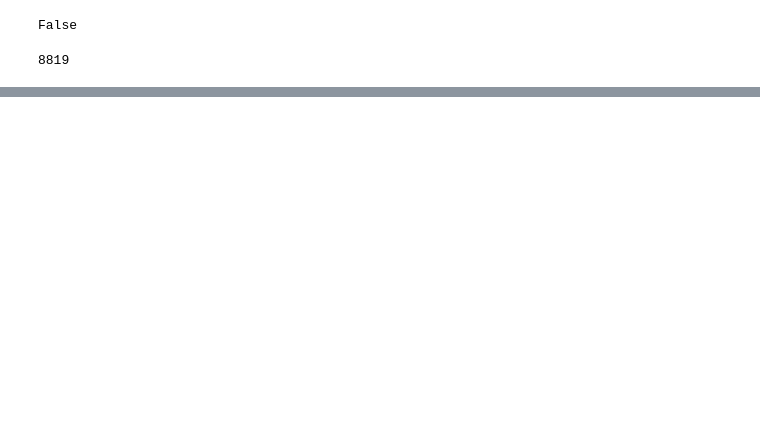
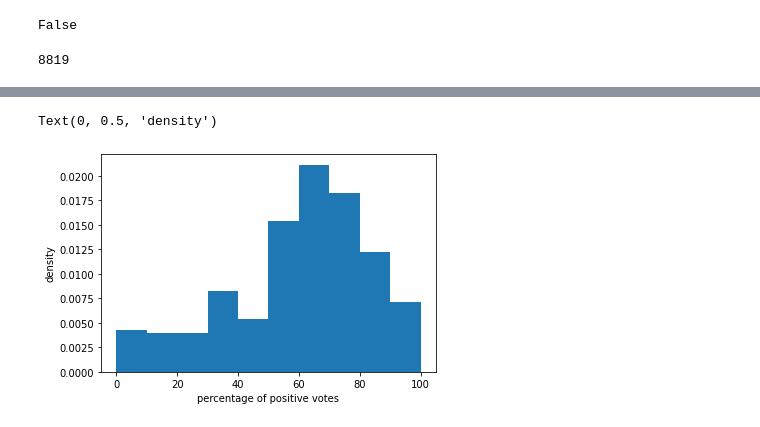
Before and after one commit to liisipan/NetworkScience, a Jupyter notebook: Project_in_Network_Science.ipynb, the cells around one changed output, grey strips where cells are left out. Drawn from its saved outputs; the diff is of its cells as text; code cells hidden in the pictures; blank space fills up the shorter version.

```diff
--- a/Project_in_Network_Science.ipynb
+++ b/Project_in_Network_Science.ipynb
@@ -172,0 +498,7 @@ nx.number_strongly_connected_components(G)
+# %%
+plt.hist(admin_votes_before['pos_votes_perc'][admin_votes_before['result']==-1], bins=10, range=(0,100), density=True)
+plt.xlabel("percentage of positive votes")
+plt.ylabel("density")
+# %% [output]
+Text(0, 0.5, 'density')
+[figure, added]
```
Also changed, not shown: parts of 210 cells of this notebook.
